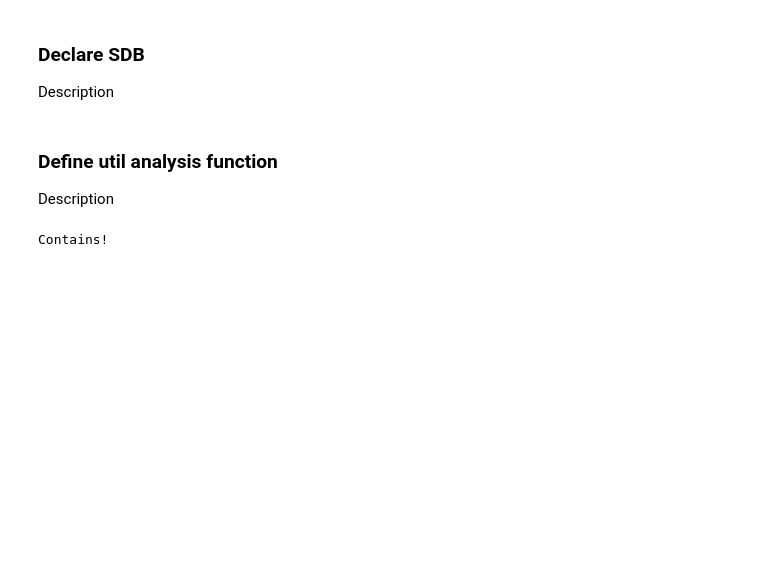
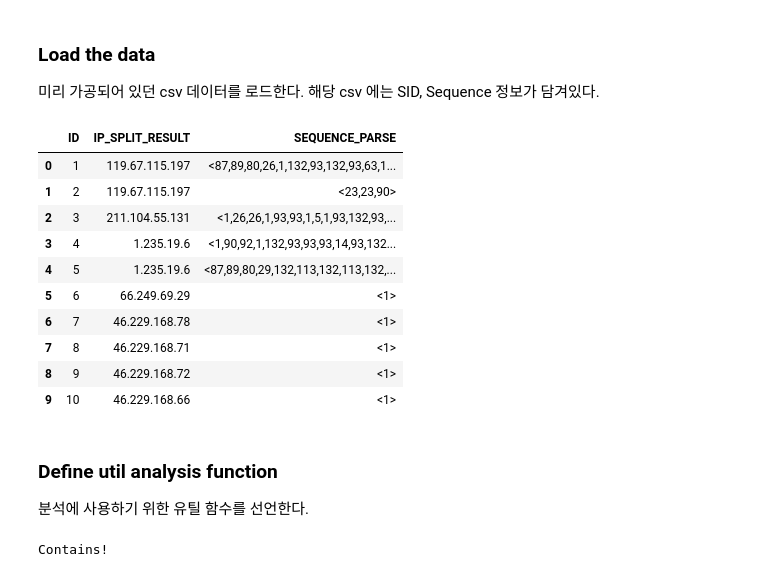
Before and after one commit to OrangeNebula/momsitter-notebook, a Jupyter notebook: 01-momsitter-sequence-analysis.ipynb, the cells around one changed output. Cells and saved outputs as stored; diff of their text form; code cells hidden in the pictures; blank space fills up the shorter version.

Commit message:
Add some description

```diff
--- a/01-momsitter-sequence-analysis.ipynb
+++ b/01-momsitter-sequence-analysis.ipynb
@@ -17,10 +13,22 @@ Description
+# %% [markdown]
+### Load the data
+
+미리 가공되어 있던 csv 데이터를 로드한다. 해당 csv 에는 SID, Sequence 정보가 담겨있다.
 # %%
 import csv
 import pandas as pd
 
 seq_data = pd.read_csv('./data/IP_GROUP_BY_SEQ.csv')
-seq_data
+seq_data.head(10)
+# %% [output]
+|  | ID | IP_SPLIT_RESULT | SEQUENCE_PARSE |
+| 0 | 1 | 119.67.115.197 | <87,89,80,26,1,132,93,132,93,63,1... |
+| 1 | 2 | 119.67.115.197 | <23,23,90> |
+| 2 | 3 | 211.104.55.131 | <1,26,26,1,93,93,1,5,1,93,132,93,... |
+| 3 | 4 | 1.235.19.6 | <1,90,92,1,132,93,93,93,14,93,132... |
+| 4 | 5 | 1.235.19.6 | <87,89,80,29,132,113,132,113,132,... |
+| 5 | 6 | 66.249.69.29 | <1> |
+| 6 | 7 | 46.229.168.78 | <1> |
+| 7 | 8 | 46.229.168.71 | <1> |
+| 8 | 9 | 46.229.168.72 | <1> |
+| 9 | 10 | 46.229.168.66 | <1> |
-# %% [markdown]
-### Declare SDB
-
-Description
@@ -29,5 +35,5 @@ sdb = {}
 # %% [markdown]
 ### Define util analysis function
 
-Description
+분석에 사용하기 위한 유틸 함수를 선언한다.
 # %%
```
Also changed, not shown: parts of 7 cells of this notebook.
